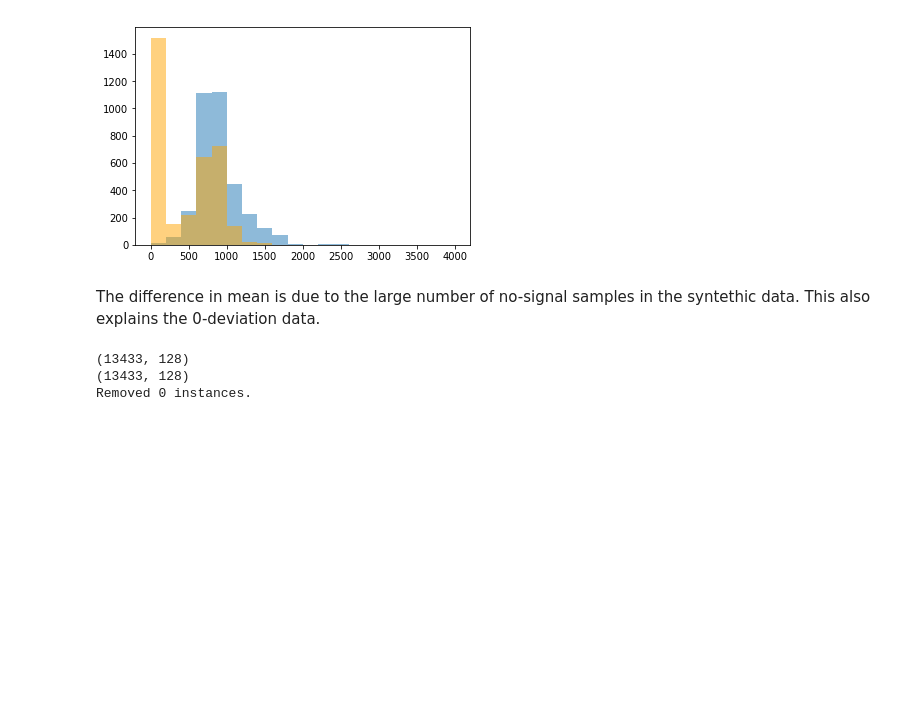
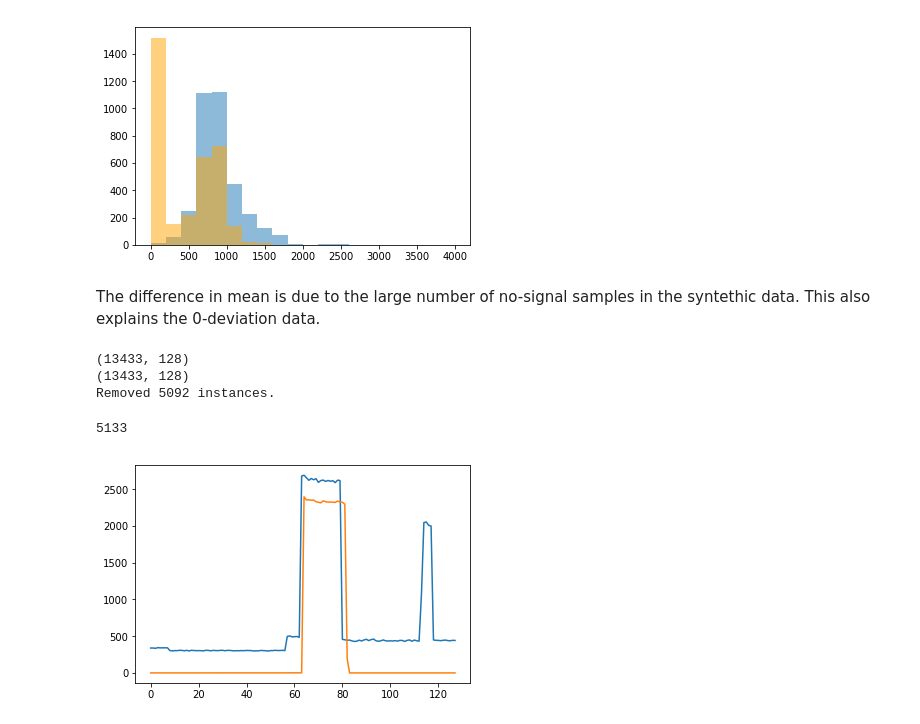
Before and after one commit to Fesche/NILM, a Jupyter notebook: denoising/model_dAE.ipynb, the cells around one changed output. Cells and saved outputs as stored; diff of their text form; code cells hidden in the pictures; blank space fills up the shorter version.

```diff
--- a/denoising/model_dAE.ipynb
+++ b/denoising/model_dAE.ipynb
@@ -42,7 +42,7 @@ The difference in mean is due to the large number of no-signal samples in the sy
 col_dict = dict(zip(X1.columns.values,X2.columns.values))
 X = X2.append(X1.rename(columns=col_dict))
 
-y = y1.append(y2)
+y = y2.append(y1)
 
 print(X.shape)
 print(y.shape)
@@ -53,7 +53,7 @@ y_np = np.array(y,dtype=np.float64).reshape((y.shape[0],y.shape[1]))
 #some cleaning (some of the syntethic data contained 0-length signals?)
 dirty = []
 for i in range(y_np.shape[0]):
-    if np.isnan(y_np[i]).any():
+    if np.isnan(y_np[i]).any() or y_np[i].mean() == 0:#assume signal present.
         dirty.append(i)
 y_np = np.delete(y_np, dirty,axis=0)
 X_np = np.delete(X_np, dirty,axis=0)
@@ -68,7 +68,17 @@ print("Removed " + str(len(dirty)) + " instances.")
 # %% [output]
 (13433, 128)
 (13433, 128)
-Removed 0 instances.
+Removed 5092 instances.
+# %%
+dice = np.random.randint(0,y_np.shape[0])
+
+print(dice)
+plt.plot(X_np[dice])
+plt.plot(y_np[dice])
+plt.show()
+# %% [output]
+5133
+[figure, added]
 # %%
 sample_length = X.shape[1]
 # %%
```
Also changed, not shown: parts of 6 cells of this notebook, 3 other files.
